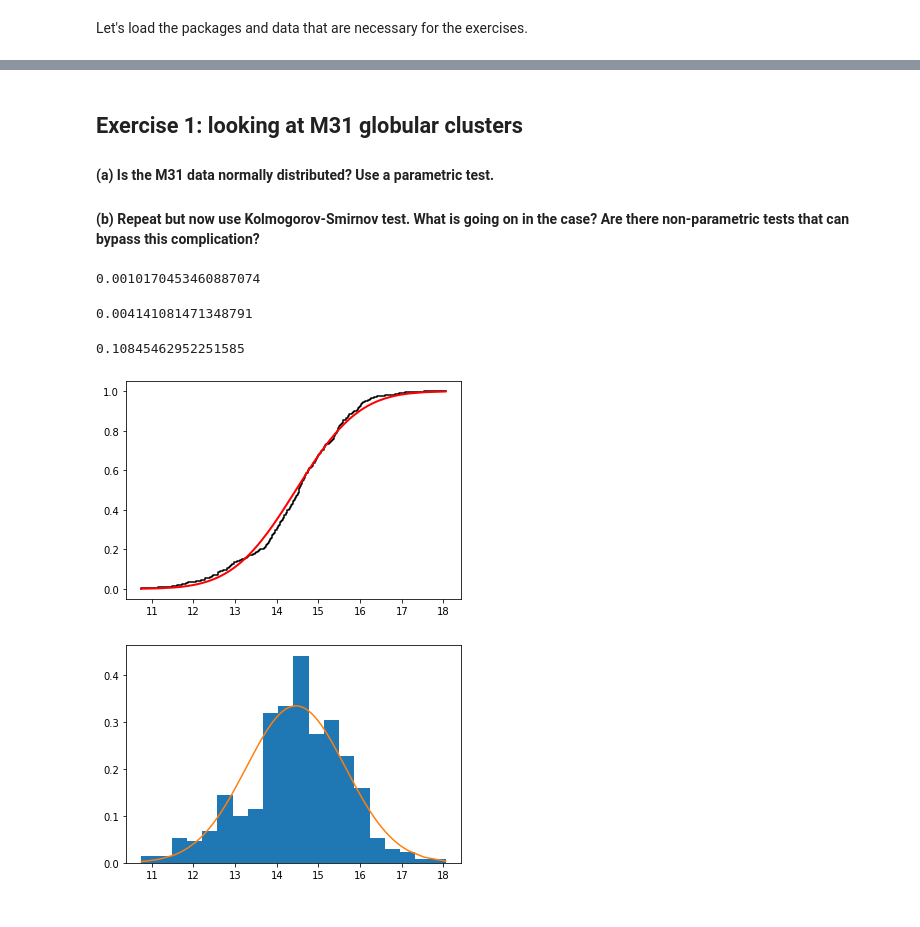
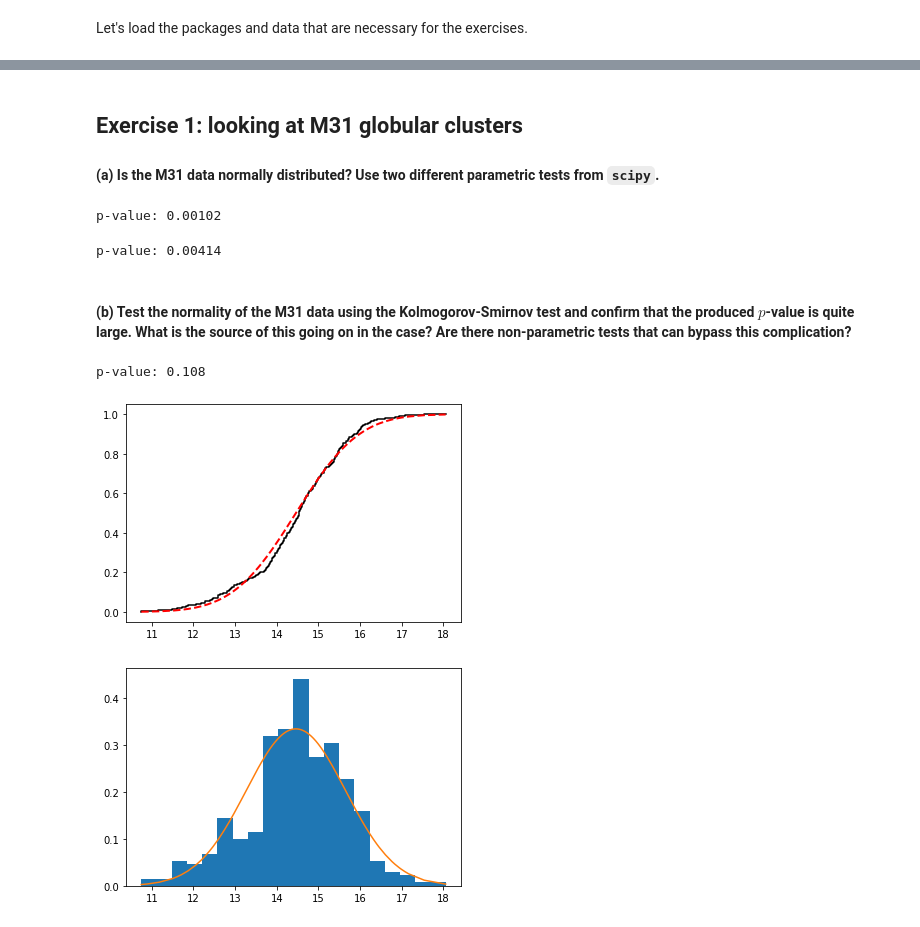
Before and after one commit to astrostatistics-in-crete/2019_summer_school, a Jupyter notebook: Hypothesis/hypothesis_W.ipynb, the cells around one changed output, grey strips where cells are left out. Cells and saved outputs as stored; diff of their text form; code cells hidden in the pictures.

```diff
--- a/Hypothesis/hypothesis_W.ipynb
+++ b/Hypothesis/hypothesis_W.ipynb
@@ -29,33 +29,36 @@ plt.show()
 # %% [markdown]
 ## Exercise 1: looking at M31 globular clusters
-#### (a) Is the M31 data normally distributed? Use a parametric test.
-#### (b) Repeat but now use Kolmogorov-Smirnov test. What is going on in the case? Are there non-parametric tests that can bypass this complication?
+#### (a) Is the M31 data normally distributed? Use two different parametric tests from `scipy`.
 # %%
 _, pvalue = st.shapiro(apparent_M31)
-print(pvalue)
+print("p-value: {:.3g}".format(pvalue))
 # %% [output]
-0.0010170453460887074
+p-value: 0.00102
 # %%
 _, pvalue = st.normaltest(apparent_M31)
-print(pvalue)
+print("p-value: {:.3g}".format(pvalue))
 # %% [output]
-0.004141081471348791
+p-value: 0.00414
+# %% [markdown]
+#### (b) Test the normality of the M31 data using the Kolmogorov-Smirnov test and confirm that the produced $p$-value is quite large. What is the source of this going on in the case? Are there non-parametric tests that can bypass this complication?
 # %%
+# perform the K-S test using the Gaussian with mean and scale equal to the sample mean and standard deviation
 mean = np.mean(apparent_M31)
 std = np.std(apparent_M31)
 normal_approximation = st.norm(loc=mean, scale=std)
 _, pvalue = st.kstest(apparent_M31, normal_approximation.cdf)
-print(pvalue)
+print("p-value: {:.3g}".format(pvalue))
 # %% [output]
-0.10845462952251585
+p-value: 0.108
 # %%
+# Why does the K-S test gives such a high p-value? Let's look at the CDF.
 plt.figure()
 x_empirical = np.sort(apparent_M31)
 y_empirical = np.arange(len(apparent_M31)) / (len(apparent_M31) - 1.0)
 
 plt.step(x_empirical, y_empirical, "k-")
-plt.plot(bins, normal_approximation.cdf(bins), "r-", linewidth=2)
+plt.plot(x_empirical, normal_approximation.cdf(x_empirical), "r--", linewidth=2)
 plt.show()
 # %% [output]
-[figure, old version]
+[figure, new version]
 # %%
```
Also changed, not shown: parts of 15 cells of this notebook, 1 other file.
